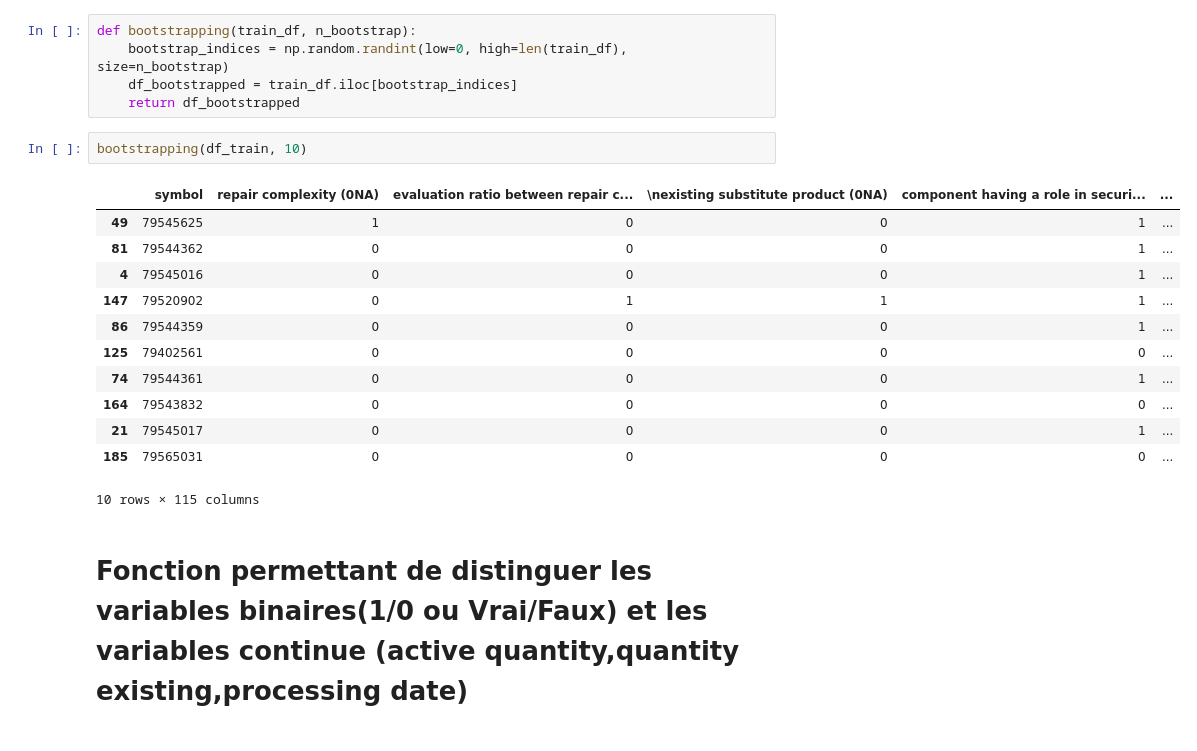
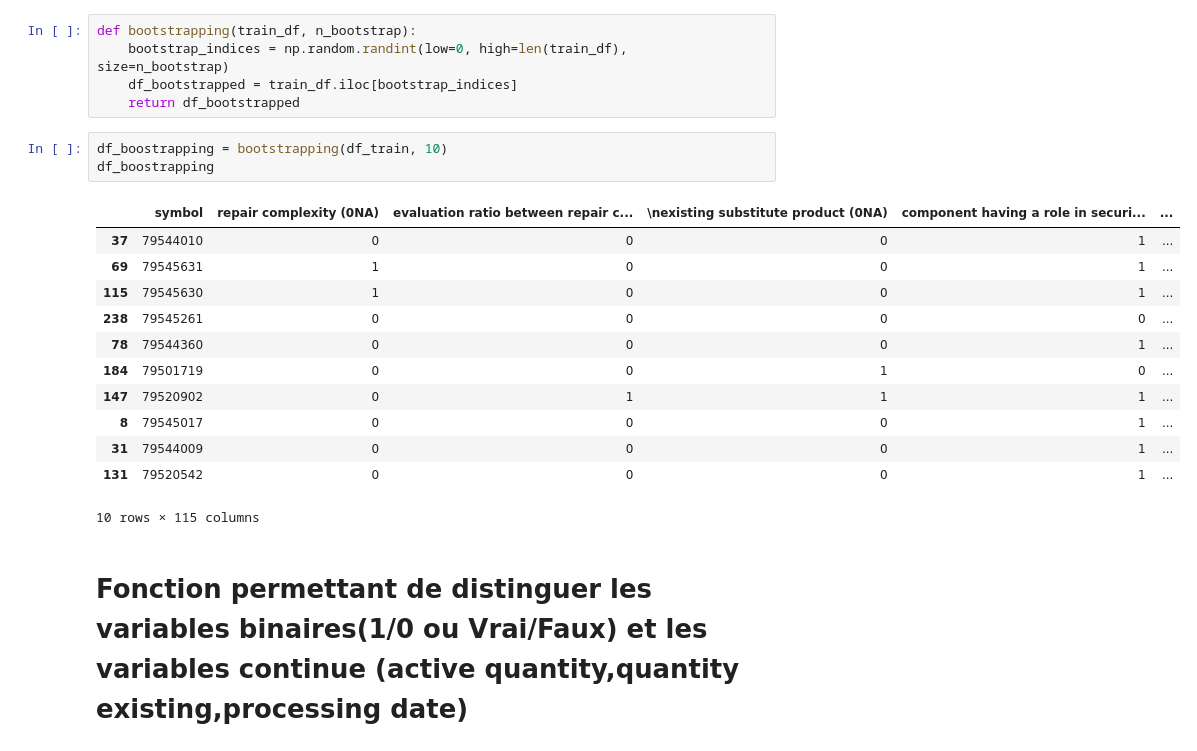
Before and after one commit to coupsim/PSYN_SNCF, a Jupyter notebook: Random_Forest_scratch.ipynb, the cells around one changed output. Saved outputs shown, nothing was run; the diff lists cells and outputs as text.

```diff
--- a/Random_Forest_scratch.ipynb
+++ b/Random_Forest_scratch.ipynb
@@ -174,19 +174,20 @@ def bootstrapping(train_df, n_bootstrap):
     df_bootstrapped = train_df.iloc[bootstrap_indices]
     return df_bootstrapped
 # %%
-bootstrapping(df_train, 10)
+df_boostrapping = bootstrapping(df_train, 10)
+df_boostrapping
 # %% [output]
 |  | symbol | repair complexity (0NA) | evaluation ratio between repair c... | \nexisting substitute product (0NA) | component having a role in securi... | ... |
-| 49 | 79545625 | 1 | 0 | 0 | 1 | ... |
-| 81 | 79544362 | 0 | 0 | 0 | 1 | ... |
-| 4 | 79545016 | 0 | 0 | 0 | 1 | ... |
+| 37 | 79544010 | 0 | 0 | 0 | 1 | ... |
+| 69 | 79545631 | 1 | 0 | 0 | 1 | ... |
+| 115 | 79545630 | 1 | 0 | 0 | 1 | ... |
+| 238 | 79545261 | 0 | 0 | 0 | 0 | ... |
+| 78 | 79544360 | 0 | 0 | 0 | 1 | ... |
+| 184 | 79501719 | 0 | 0 | 1 | 0 | ... |
 | 147 | 79520902 | 0 | 1 | 1 | 1 | ... |
-| 86 | 79544359 | 0 | 0 | 0 | 1 | ... |
-| 125 | 79402561 | 0 | 0 | 0 | 0 | ... |
-| 74 | 79544361 | 0 | 0 | 0 | 1 | ... |
-| 164 | 79543832 | 0 | 0 | 0 | 0 | ... |
-| 21 | 79545017 | 0 | 0 | 0 | 1 | ... |
-| 185 | 79565031 | 0 | 0 | 0 | 0 | ... |
+| 8 | 79545017 | 0 | 0 | 0 | 1 | ... |
+| 31 | 79544009 | 0 | 0 | 0 | 1 | ... |
+| 131 | 79520542 | 0 | 0 | 0 | 1 | ... |
 10 rows × 115 columns
 # %% [markdown]
 # Fonction permettant de distinguer les variables binaires(1/0 ou Vrai/Faux) et les variables continue (active quantity,quantity existing,processing date)
```
Also changed, not shown: parts of 12 cells of this notebook.
